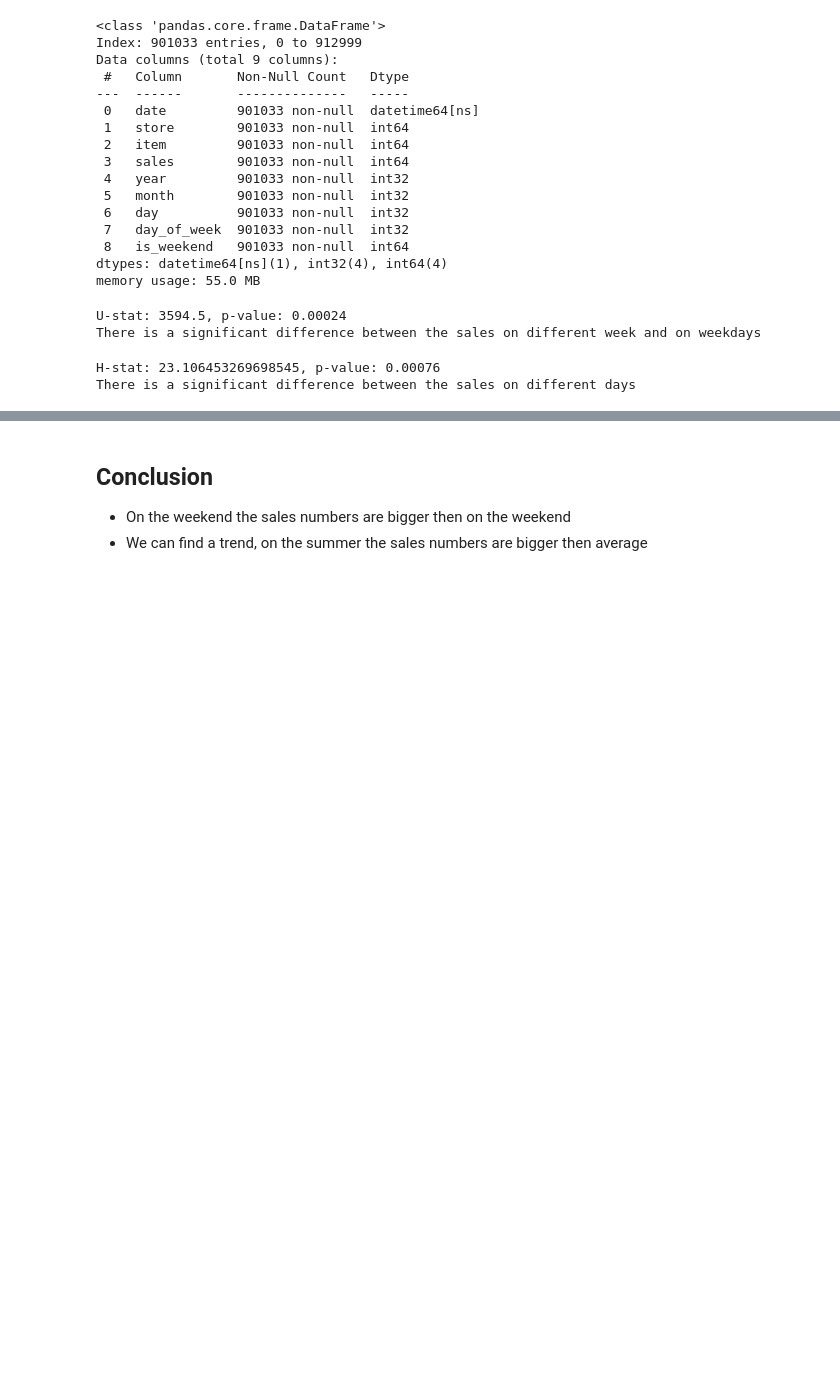
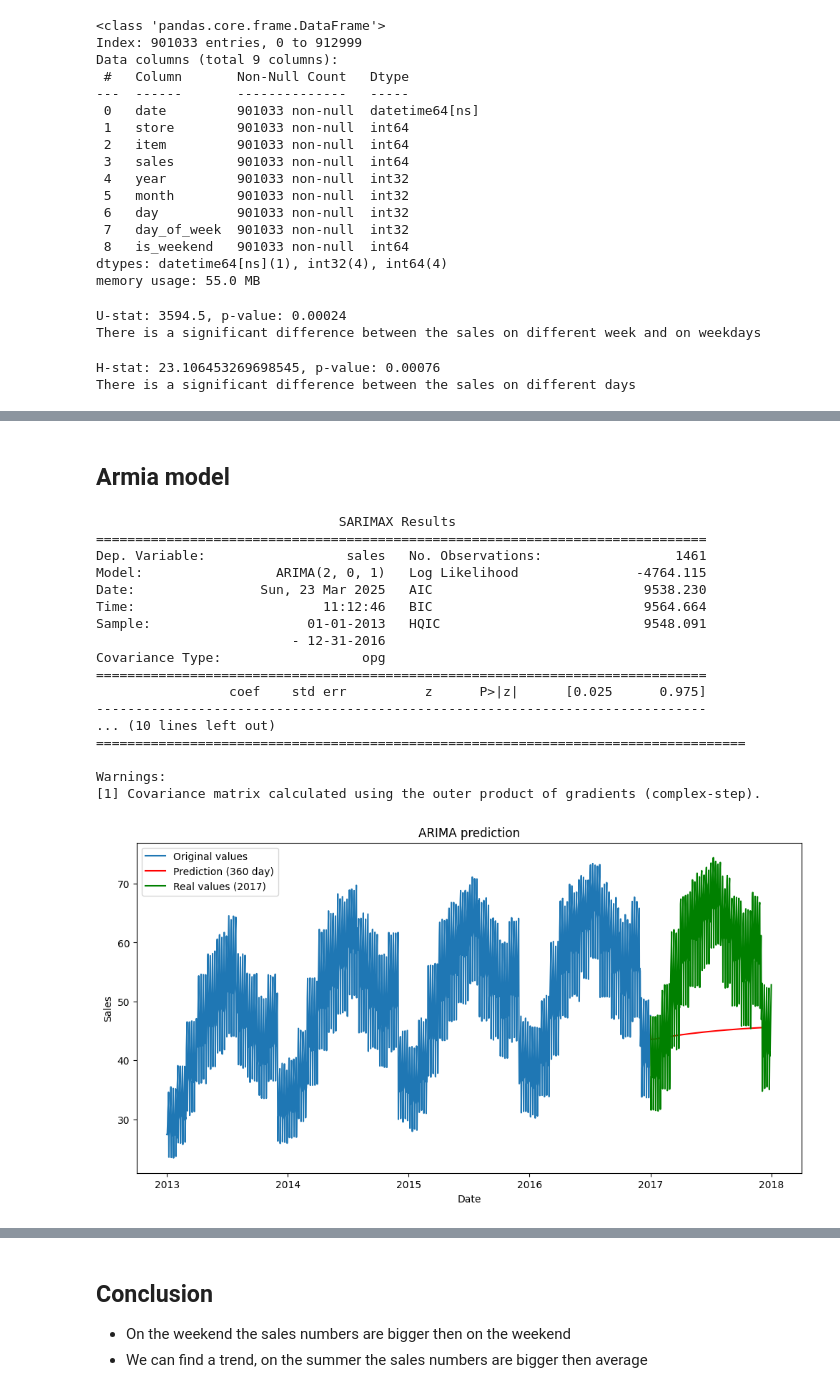
Before and after one commit to DanielSzakacs/ML-Sales-Demand-Forecasting-MLOps, a Jupyter notebook: notebooks/Eda.ipynb, the cells around one changed output, grey strips where cells are left out. Cells and saved outputs as stored; diff of their text form; code cells hidden in the pictures; blank space fills up the shorter version.

```diff
--- a/notebooks/Eda.ipynb
+++ b/notebooks/Eda.ipynb
@@ -242,0 +317,57 @@ H-statisztika: 85793.596, p-value: 0.000
+# %% [markdown]
+## Armia model
+# %%
+from statsmodels.tsa.arima.model import ARIMA
+import matplotlib.pyplot as plt
+
+# preparation of a timeline
+data_before_2017 = df[df["year"] <= 2016]
+data_2017 = df[df["year"] == 2017]
+
+sales_ts = data_before_2017.set_index('date')['sales'].resample('D').mean().dropna()
+sales_2017_ts = data_2017.set_index('date')['sales'].resample('D').mean().dropna()
+
+
+# creating ARIMA model
+model = ARIMA(sales_ts, order=(2,0,1))
+
+# fit the model
+model_fit = model.fit()
+
+# print the result
+print(model_fit.summary())
+
+# create a prediction for the next 360 day
+forecast = model_fit.forecast(steps=360)
+
+# plot the prediction
+plt.figure(figsize=(12,6))
+plt.plot(sales_ts, label='Original values')
+plt.plot(forecast, label='Prediction (360 day)', color='red')
+plt.plot(sales_2017_ts, label='Real values (2017)', color='green')
+plt.legend()
+plt.title('ARIMA prediction')
+plt.xlabel('Date')
+plt.ylabel('Sales')
+
+plt.savefig("reports/arima_prediction.jpg", bbox_inches="tight")
+plt.show()
+# %% [output]
+                               SARIMAX Results
+==============================================================================
+Dep. Variable:                  sales   No. Observations:                 1461
+Model:                 ARIMA(2, 0, 1)   Log Likelihood               -4764.115
+Date:                Sun, 23 Mar 2025   AIC                           9538.230
+Time:                        11:12:46   BIC                           9564.664
+Sample:                    01-01-2013   HQIC                          9548.091
+                         - 12-31-2016
+Covariance Type:                  opg
+==============================================================================
+                 coef    std err          z      P>|z|      [0.025      0.975]
+------------------------------------------------------------------------------
+... (10 lines left out)
+===================================================================================
+
+Warnings:
+[1] Covariance matrix calculated using the outer product of gradients (complex-step).
+[figure, added]
```
Also changed, not shown: parts of 18 cells of this notebook.
